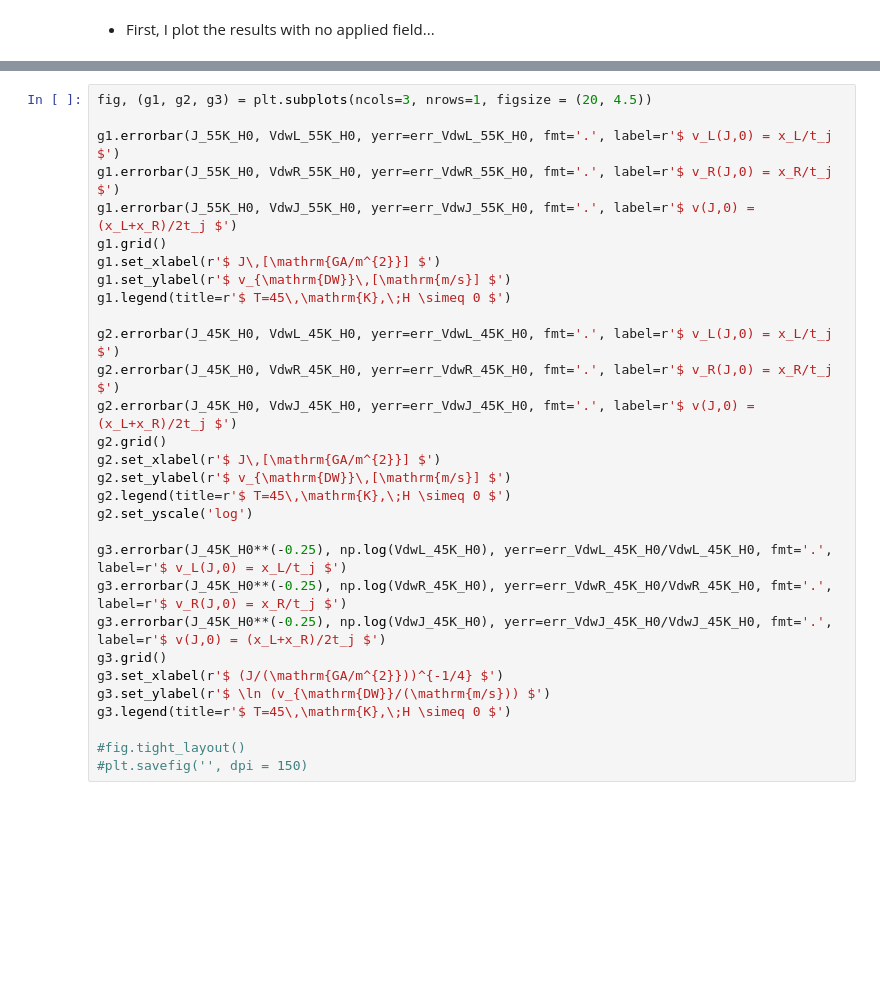
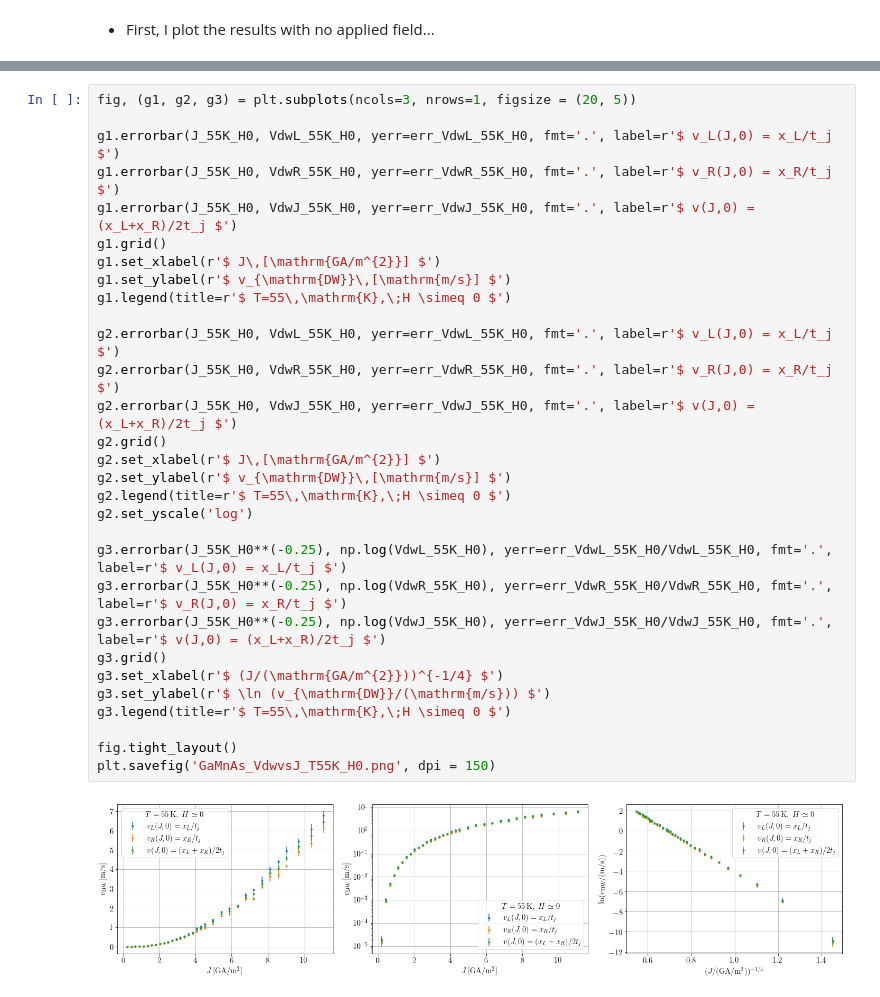
Before and after one commit to lucasjalbo/2018_01_VdwvsJ_fixedH_T45Kand55K, a Jupyter notebook: 2018_01_31_VdwvsJ_fixedH_T45Kand55K.ipynb, the cells around one changed output, grey strips where cells are left out. Drawn from its saved outputs; the diff is of its cells as text; blank space fills up the shorter version.

```diff
--- a/2018_01_31_VdwvsJ_fixedH_T45Kand55K.ipynb
+++ b/2018_01_31_VdwvsJ_fixedH_T45Kand55K.ipynb
@@ -63,30 +62,32 @@ g3.legend(title=r'$ T=45\,\mathrm{K},\;H \simeq 0 $')
 # %%
-fig, (g1, g2, g3) = plt.subplots(ncols=3, nrows=1, figsize = (20, 4.5))
+fig, (g1, g2, g3) = plt.subplots(ncols=3, nrows=1, figsize = (20, 5))
 
 g1.errorbar(J_55K_H0, VdwL_55K_H0, yerr=err_VdwL_55K_H0, fmt='.', label=r'$ v_L(J,0) = x_L/t_j $')
 g1.errorbar(J_55K_H0, VdwR_55K_H0, yerr=err_VdwR_55K_H0, fmt='.', label=r'$ v_R(J,0) = x_R/t_j $')
 g1.errorbar(J_55K_H0, VdwJ_55K_H0, yerr=err_VdwJ_55K_H0, fmt='.', label=r'$ v(J,0) = (x_L+x_R)/2t_j $')
 g1.grid()
 g1.set_xlabel(r'$ J\,[\mathrm{GA/m^{2}}] $')
 g1.set_ylabel(r'$ v_{\mathrm{DW}}\,[\mathrm{m/s}] $')
-g1.legend(title=r'$ T=45\,\mathrm{K},\;H \simeq 0 $')
+g1.legend(title=r'$ T=55\,\mathrm{K},\;H \simeq 0 $')
 
-g2.errorbar(J_45K_H0, VdwL_45K_H0, yerr=err_VdwL_45K_H0, fmt='.', label=r'$ v_L(J,0) = x_L/t_j $')
-g2.errorbar(J_45K_H0, VdwR_45K_H0, yerr=err_VdwR_45K_H0, fmt='.', label=r'$ v_R(J,0) = x_R/t_j $')
-g2.errorbar(J_45K_H0, VdwJ_45K_H0, yerr=err_VdwJ_45K_H0, fmt='.', label=r'$ v(J,0) = (x_L+x_R)/2t_j $')
+g2.errorbar(J_55K_H0, VdwL_55K_H0, yerr=err_VdwL_55K_H0, fmt='.', label=r'$ v_L(J,0) = x_L/t_j $')
+g2.errorbar(J_55K_H0, VdwR_55K_H0, yerr=err_VdwR_55K_H0, fmt='.', label=r'$ v_R(J,0) = x_R/t_j $')
+g2.errorbar(J_55K_H0, VdwJ_55K_H0, yerr=err_VdwJ_55K_H0, fmt='.', label=r'$ v(J,0) = (x_L+x_R)/2t_j $')
 g2.grid()
 g2.set_xlabel(r'$ J\,[\mathrm{GA/m^{2}}] $')
 g2.set_ylabel(r'$ v_{\mathrm{DW}}\,[\mathrm{m/s}] $')
-g2.legend(title=r'$ T=45\,\mathrm{K},\;H \simeq 0 $')
+g2.legend(title=r'$ T=55\,\mathrm{K},\;H \simeq 0 $')
 g2.set_yscale('log')
 
-g3.errorbar(J_45K_H0**(-0.25), np.log(VdwL_45K_H0), yerr=err_VdwL_45K_H0/VdwL_45K_H0, fmt='.', label=r'$ v_L(J,0) = x_L/t_j $')
-g3.errorbar(J_45K_H0**(-0.25), np.log(VdwR_45K_H0), yerr=err_VdwR_45K_H0/VdwR_45K_H0, fmt='.', label=r'$ v_R(J,0) = x_R/t_j $')
-g3.errorbar(J_45K_H0**(-0.25), np.log(VdwJ_45K_H0), yerr=err_VdwJ_45K_H0/VdwJ_45K_H0, fmt='.', label=r'$ v(J,0) = (x_L+x_R)/2t_j $')
+g3.errorbar(J_55K_H0**(-0.25), np.log(VdwL_55K_H0), yerr=err_VdwL_55K_H0/VdwL_55K_H0, fmt='.', label=r'$ v_L(J,0) = x_L/t_j $')
+g3.errorbar(J_55K_H0**(-0.25), np.log(VdwR_55K_H0), yerr=err_VdwR_55K_H0/VdwR_55K_H0, fmt='.', label=r'$ v_R(J,0) = x_R/t_j $')
+g3.errorbar(J_55K_H0**(-0.25), np.log(VdwJ_55K_H0), yerr=err_VdwJ_55K_H0/VdwJ_55K_H0, fmt='.', label=r'$ v(J,0) = (x_L+x_R)/2t_j $')
 g3.grid()
 g3.set_xlabel(r'$ (J/(\mathrm{GA/m^{2}}))^{-1/4} $')
 g3.set_ylabel(r'$ \ln (v_{\mathrm{DW}}/(\mathrm{m/s})) $')
-g3.legend(title=r'$ T=45\,\mathrm{K},\;H \simeq 0 $')
+g3.legend(title=r'$ T=55\,\mathrm{K},\;H \simeq 0 $')
 
-#fig.tight_layout()
-#plt.savefig('', dpi = 150)
+fig.tight_layout()
+plt.savefig('GaMnAs_VdwvsJ_T55K_H0.png', dpi = 150)
+# %% [output]
+[figure, added]
```
Also changed, not shown: parts of 7 cells of this notebook.
